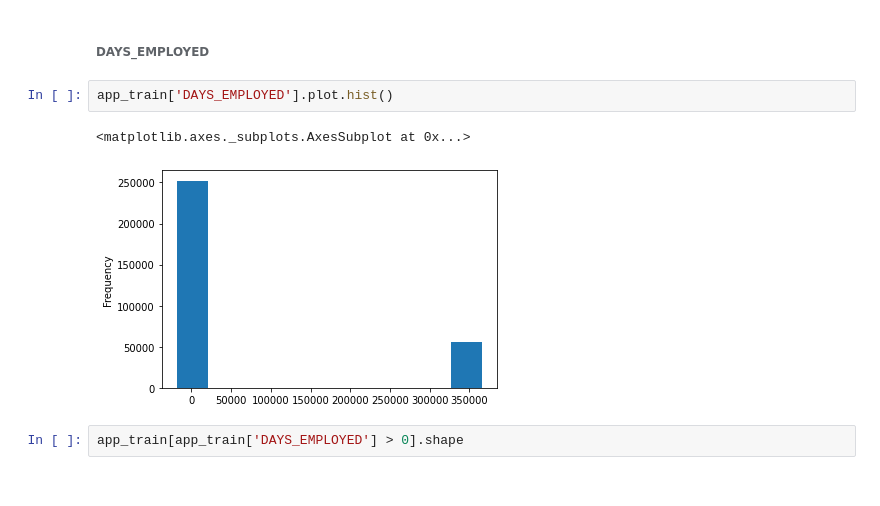
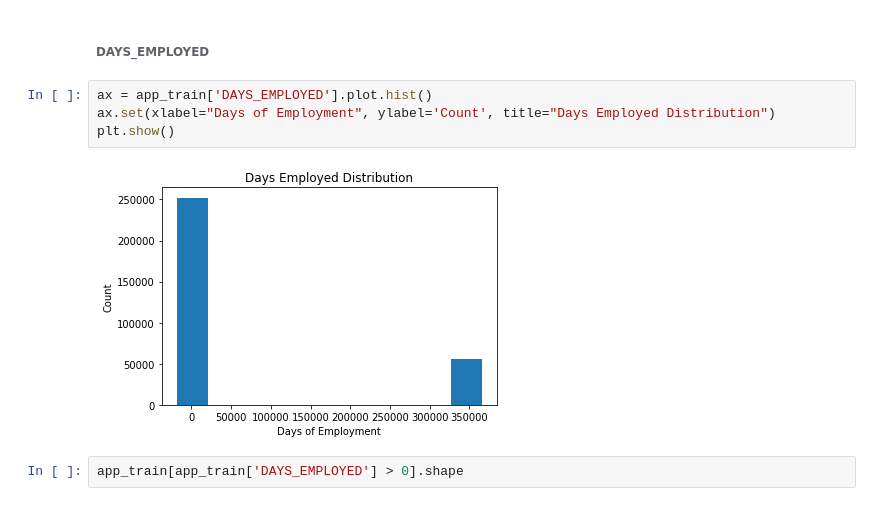
Before and after one commit to LeonMilosevic/home_credit, a Jupyter notebook: home_credit.ipynb, the cells around one changed output. Cells and saved outputs as stored; diff of their text form.

```diff
--- a/home_credit.ipynb
+++ b/home_credit.ipynb
@@ -385,11 +400,12 @@ Cols to explore more:
 - DAYS_EMPLOYED (seems to have some discontinuity, we need to check those)
 # %% [markdown]
 ###### DAYS_EMPLOYED
-# %%
-app_train['DAYS_EMPLOYED'].plot.hist()
-# %% [output]
-<matplotlib.axes._subplots.AxesSubplot at 0x...>
-[figure, removed]
+# %%
+ax = app_train['DAYS_EMPLOYED'].plot.hist()
+ax.set(xlabel="Days of Employment", ylabel='Count', title="Days Employed Distribution")
+plt.show()
+# %% [output]
+[figure, added]
 # %%
 app_train[app_train['DAYS_EMPLOYED'] > 0].shape
 # %% [output]
```
Also changed, not shown: parts of 26 cells of this notebook.
